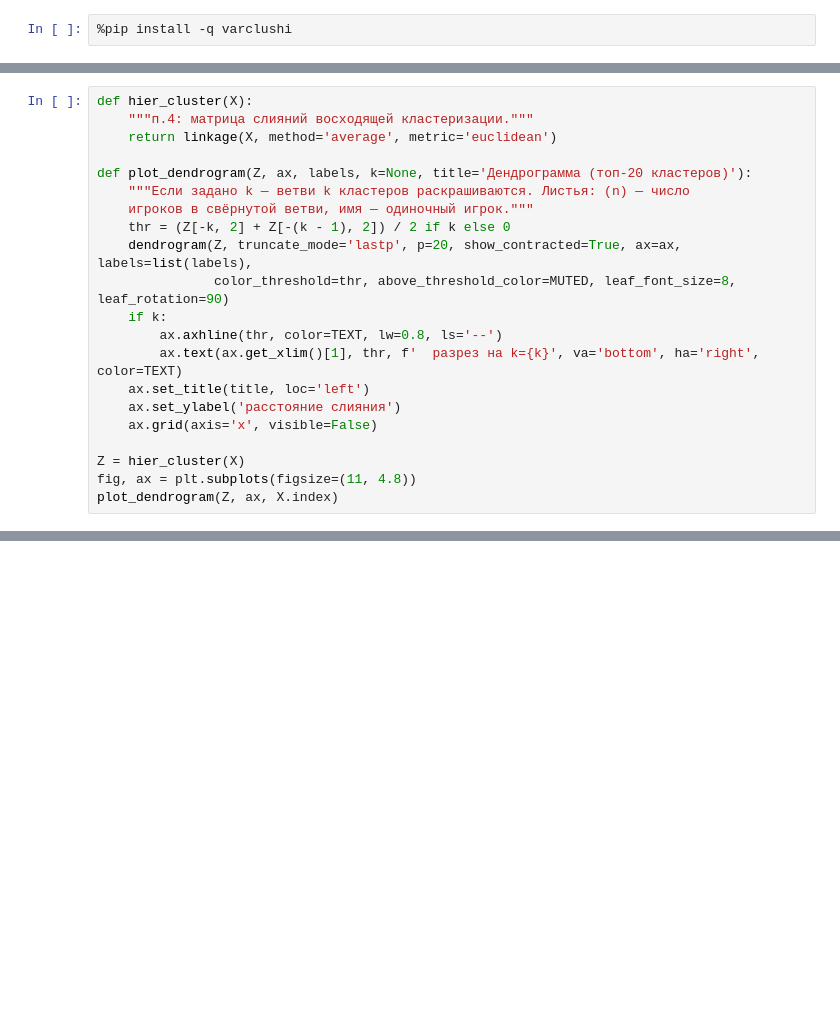
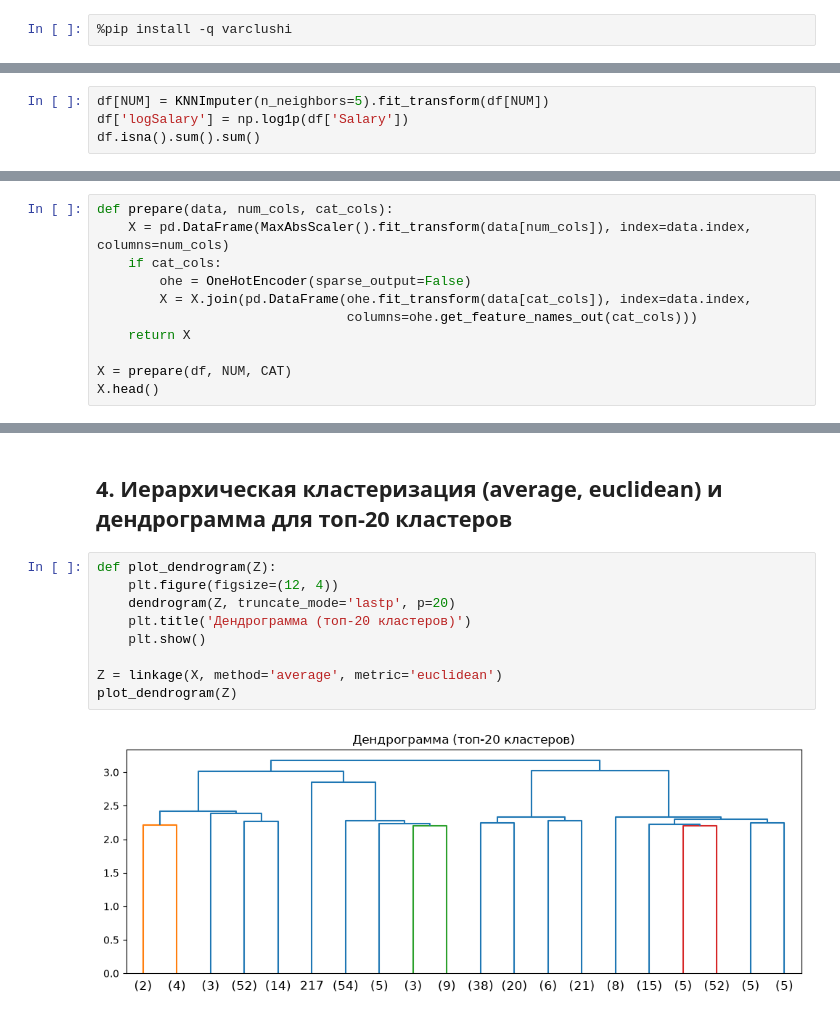
Before and after one commit to ponchik090/numero_uno, a Jupyter notebook: lab3_clustering.ipynb, the cells around one changed output, grey strips where cells are left out. Cells and saved outputs as stored; diff of their text form; blank space fills up the shorter version.

```diff
--- a/lab3_clustering.ipynb
+++ b/lab3_clustering.ipynb
@@ -179,21 +7,0 @@ X.describe().T[['min', 'max', 'mean']].round(2).T
-# %%
-def hier_cluster(X):
-    """п.4: матрица слияний восходящей кластеризации."""
-    return linkage(X, method='average', metric='euclidean')
-
-def plot_dendrogram(Z, ax, labels, k=None, title='Дендрограмма (топ-20 кластеров)'):
-    """Если задано k — ветви k кластеров раскрашиваются. Листья: (n) — число
-    игроков в свёрнутой ветви, имя — одиночный игрок."""
-    thr = (Z[-k, 2] + Z[-(k - 1), 2]) / 2 if k else 0
-    dendrogram(Z, truncate_mode='lastp', p=20, show_contracted=True, ax=ax, labels=list(labels),
-               color_threshold=thr, above_threshold_color=MUTED, leaf_font_size=8, leaf_rotation=90)
-    if k:
-        ax.axhline(thr, color=TEXT, lw=0.8, ls='--')
-        ax.text(ax.get_xlim()[1], thr, f'  разрез на k={k}', va='bottom', ha='right', color=TEXT)
-    ax.set_title(title, loc='left')
-    ax.set_ylabel('расстояние слияния')
-    ax.grid(axis='x', visible=False)
-
-Z = hier_cluster(X)
-fig, ax = plt.subplots(figsize=(11, 4.8))
-plot_dendrogram(Z, ax, X.index)
@@ -697,0 +44,4 @@ RS_Ratio):
+# %%
+df[NUM] = KNNImputer(n_neighbors=5).fit_transform(df[NUM])
+df['logSalary'] = np.log1p(df['Salary'])
+df.isna().sum().sum()
@@ -697,0 +52,11 @@ RS_Ratio):
+# %%
+def prepare(data, num_cols, cat_cols):
+    X = pd.DataFrame(MaxAbsScaler().fit_transform(data[num_cols]), index=data.index, columns=num_cols)
+    if cat_cols:
+        ohe = OneHotEncoder(sparse_output=False)
+        X = X.join(pd.DataFrame(ohe.fit_transform(data[cat_cols]), index=data.index,
+                                columns=ohe.get_feature_names_out(cat_cols)))
+    return X
+
+X = prepare(df, NUM, CAT)
+X.head()
@@ -697,0 +72,13 @@ RS_Ratio):
+# %% [markdown]
+## 4. Иерархическая кластеризация (average, euclidean) и дендрограмма для топ-20 кластеров
+# %%
+def plot_dendrogram(Z):
+    plt.figure(figsize=(12, 4))
+    dendrogram(Z, truncate_mode='lastp', p=20)
+    plt.title('Дендрограмма (топ-20 кластеров)')
+    plt.show()
+
+Z = linkage(X, method='average', metric='euclidean')
+plot_dendrogram(Z)
+# %% [output]
+[figure, added]
```
Also changed, not shown: parts of 72 cells of this notebook.
